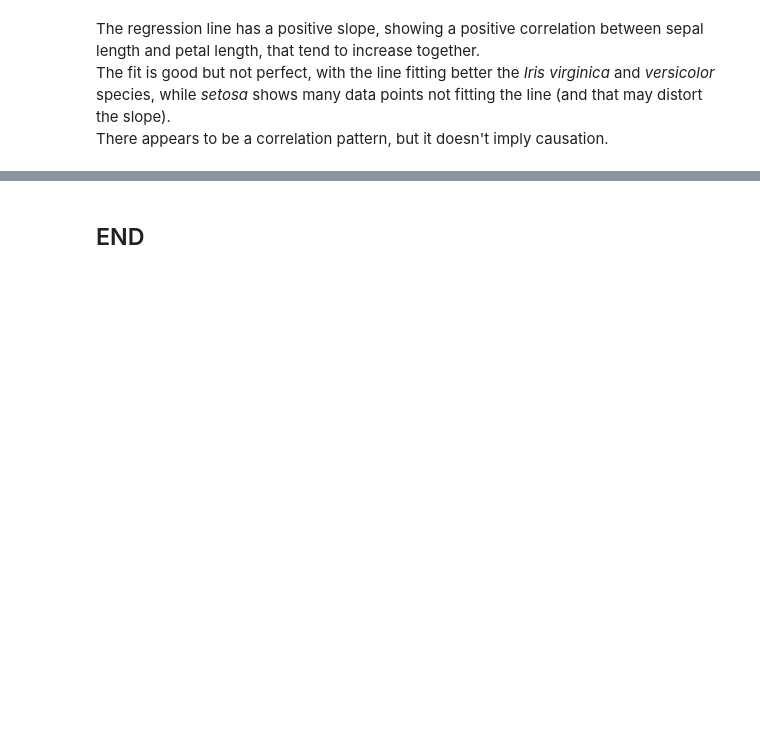
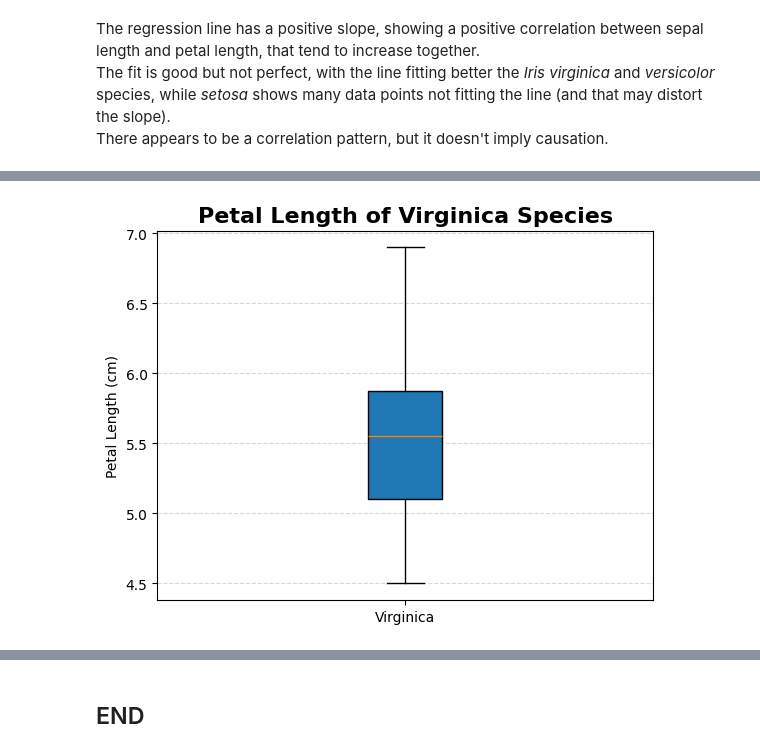
Before and after one commit to AnnaLoz28/principles_of_data_analytics, a Jupyter notebook: tasks.ipynb, the cells around one changed output, grey strips where cells are left out. Cells and saved outputs as stored; diff of their text form; code cells hidden in the pictures; blank space fills up the shorter version.

```diff
--- a/tasks.ipynb
+++ b/tasks.ipynb
@@ -515,0 +500,10 @@ Explain, in your own words, what the pairplot depicts.
+# %%
+# create a boxplot of petal length for virginica species
+fig, ax = plt.subplots()
+virginica_plot = ax.boxplot(virginica_pl, patch_artist=True)
+ax.set_xticklabels(['Virginica'])
+ax.set_title('Petal Length of Virginica Species', fontdict= title_font)
+ax.set_ylabel('Petal Length (cm)')
+ax.grid(axis = "y", linestyle = "--", alpha = 0.5)
+# %% [output]
+[figure, added]
```
Also changed, not shown: parts of 48 cells of this notebook.
